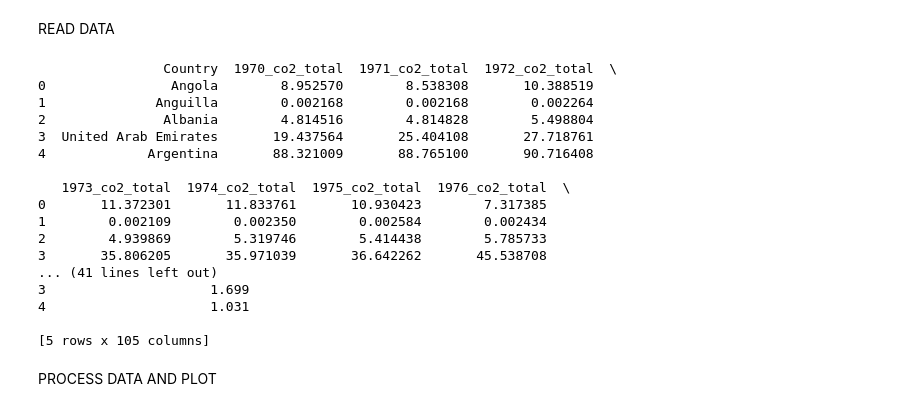
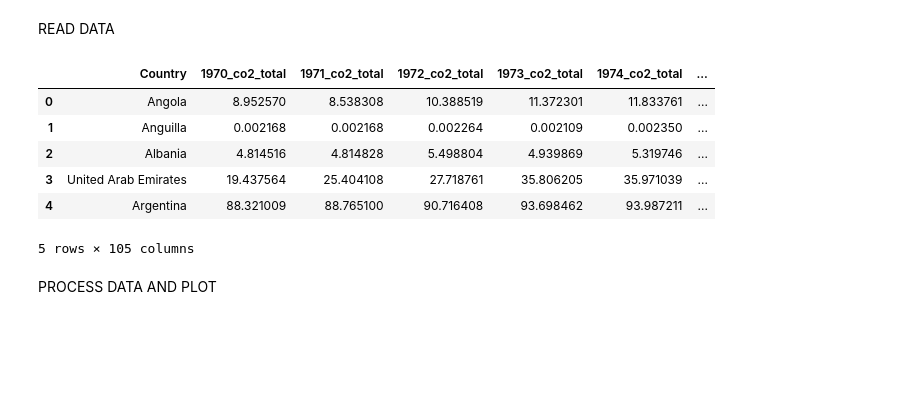
Before and after one commit to Elle0-0/Epic_3, a Jupyter notebook: models/LGBTM.ipynb, the cells around one changed output. Saved outputs shown, nothing was run; the diff lists cells and outputs as text; code cells hidden in the pictures; blank space fills up the shorter version.

```diff
--- a/models/LGBTM.ipynb
+++ b/models/LGBTM.ipynb
@@ -5,31 +5,24 @@ import lightgbm as lgb
 import numpy as np
 import pandas as pd
 import matplotlib.pyplot as plt
+
+FILE_PATH: str = "../datasets/clean/combined-data.csv"
 # %% [markdown]
 READ DATA
 # %%
 # Read the CSV file
-data = pd.read_csv('C:\\Users\\ticta\\MyRepos\\Epic_3\\datasets\\clean\\combined-data.csv')
+data = pd.read_csv(FILE_PATH)
+
 # Display the first few rows of the DataFrame
-print(data.head())
+data.head()
 # %% [output]
+|  | Country | 1970_co2_total | 1971_co2_total | 1972_co2_total | 1973_co2_total | 1974_co2_total | ... |
+| 0 | Angola | 8.952570 | 8.538308 | 10.388519 | 11.372301 | 11.833761 | ... |
+| 1 | Anguilla | 0.002168 | 0.002168 | 0.002264 | 0.002109 | 0.002350 | ... |
+| 2 | Albania | 4.814516 | 4.814828 | 5.498804 | 4.939869 | 5.319746 | ... |
+| 3 | United Arab Emirates | 19.437564 | 25.404108 | 27.718761 | 35.806205 | 35.971039 | ... |
+| 4 | Argentina | 88.321009 | 88.765100 | 90.716408 | 93.698462 | 93.987211 | ... |
-                Country  1970_co2_total  1971_co2_total  1972_co2_total  \
-0                Angola        8.952570        8.538308       10.388519
-1              Anguilla        0.002168        0.002168        0.002264
-2               Albania        4.814516        4.814828        5.498804
-3  United Arab Emirates       19.437564       25.404108       27.718761
-4             Argentina       88.321009       88.765100       90.716408
-
-   1973_co2_total  1974_co2_total  1975_co2_total  1976_co2_total  \
-0       11.372301       11.833761       10.930423        7.317385
-1        0.002109        0.002350        0.002584        0.002434
-2        4.939869        5.319746        5.414438        5.785733
-3       35.806205       35.971039       36.642262       45.538708
-... (41 lines left out)
-3                     1.699
-4                     1.031
-
-[5 rows x 105 columns]
+5 rows × 105 columns
 # %% [markdown]
 PROCESS DATA AND PLOT
 # %%
```
Also changed, not shown: parts of 6 cells of this notebook, 2 other files.
